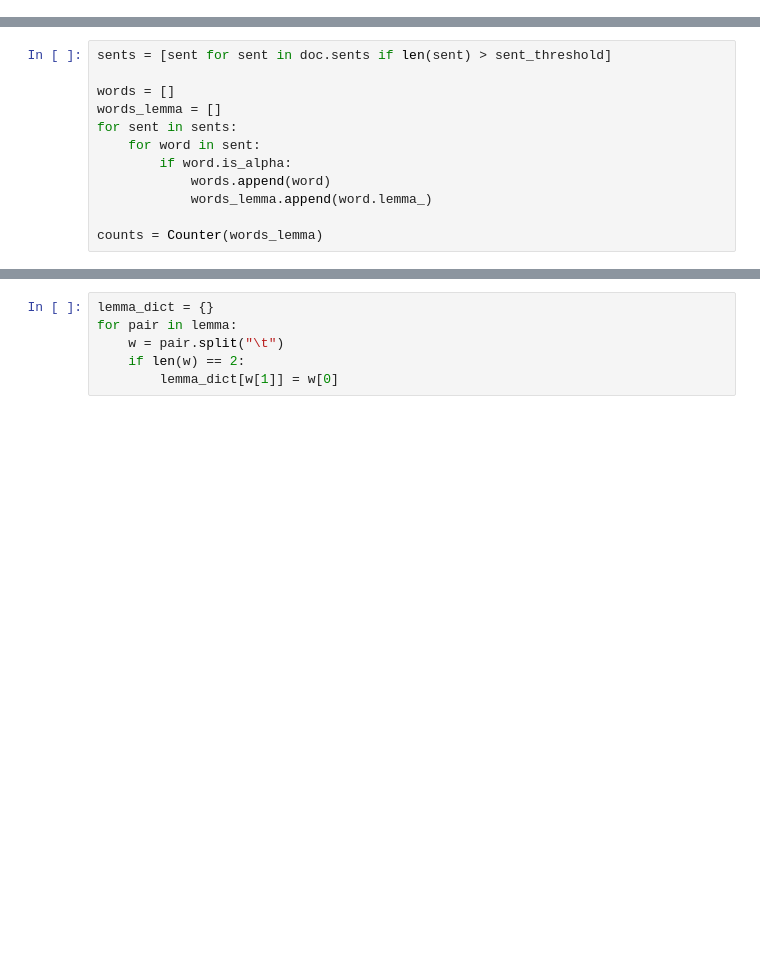
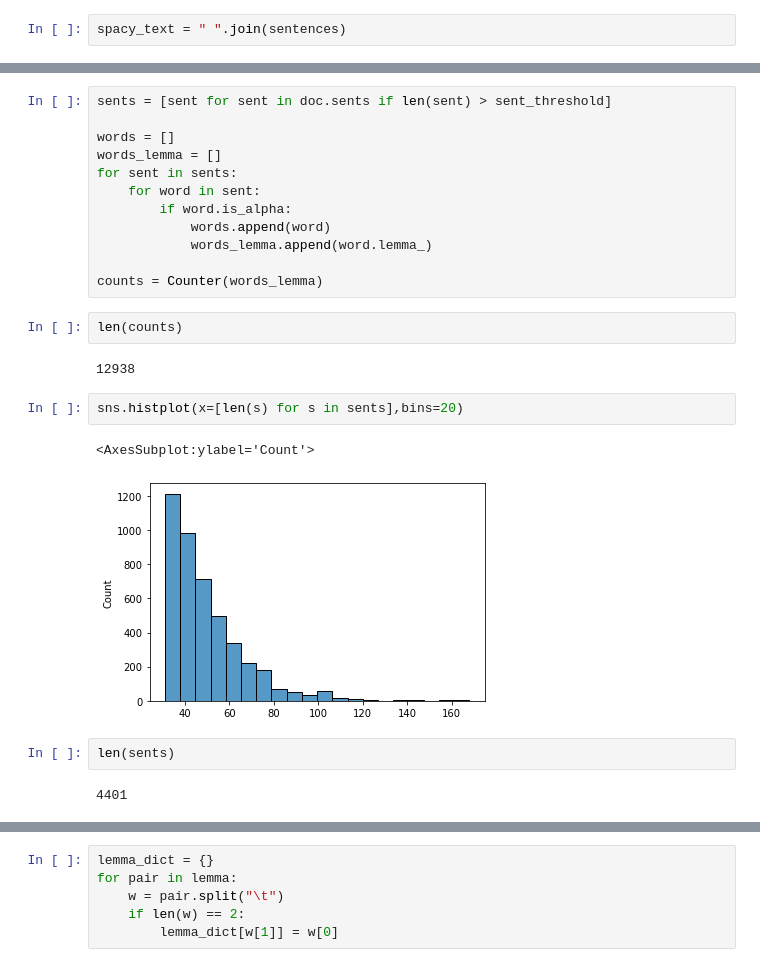
Before and after one commit to git-lu/text-mining, a Jupyter notebook: Clustering.ipynb, the cells around one changed output, grey strips where cells are left out. Drawn from its saved outputs; the diff is of its cells as text; blank space fills up the shorter version.

```diff
--- a/Clustering.ipynb
+++ b/Clustering.ipynb
@@ -231,0 +230,2 @@ sents_joined_tokens = [" ".join(s) for s in sents_tokens]
+# %%
+spacy_text = " ".join(sentences)
@@ -248,6 +252,19 @@ for sent in sents:
             words_lemma.append(word.lemma_)
 
 counts = Counter(words_lemma)
+# %%
+len(counts)
+# %% [output]
+12938
+# %%
+sns.histplot(x=[len(s) for s in sents],bins=20)
+# %% [output]
+<AxesSubplot:ylabel='Count'>
+[figure, added]
+# %%
+len(sents)
+# %% [output]
+4401
 # %%
 len(counts)
 # %% [output]
```
Also changed, not shown: parts of 47 cells of this notebook, 1 other file.
